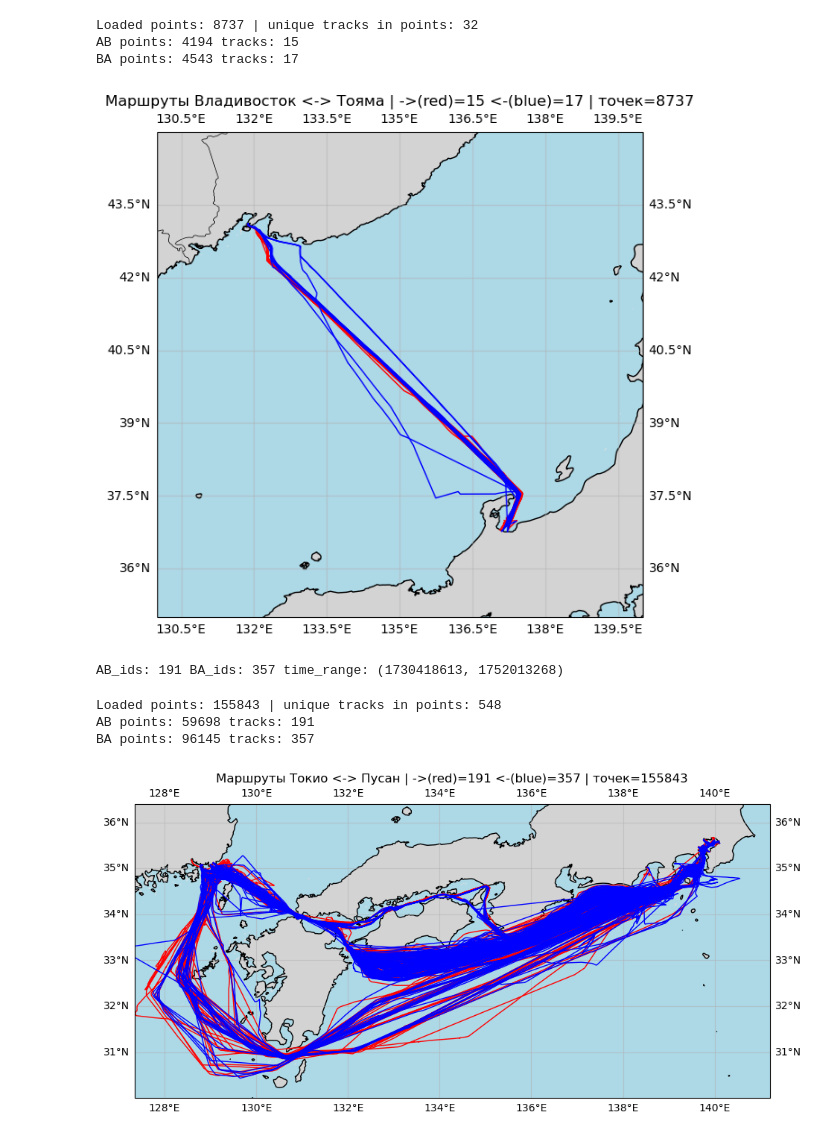
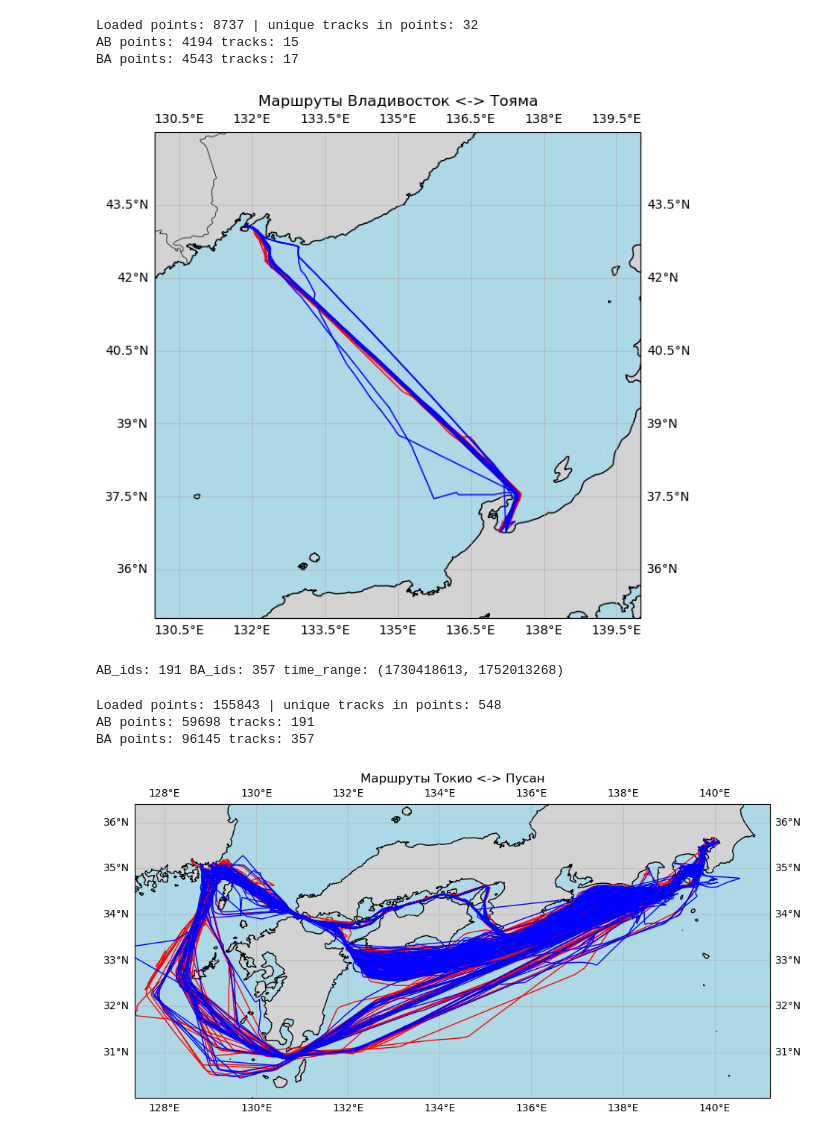
Before and after one commit to mvodya/marinetime-tracer, a Jupyter notebook: research/22-dataset-track-analysis.ipynb, the cells around one changed output. Drawn from its saved outputs; the diff is of its cells as text; code cells hidden in the pictures.

Commit message:
Update graphics for report

```diff
--- a/research/22-dataset-track-analysis.ipynb
+++ b/research/22-dataset-track-analysis.ipynb
@@ -1567,35 +1569,39 @@ if max_tracks_to_plot is not None and uniq.size > max_tracks_to_plot:
     uniq = uniq[:max_tracks_to_plot]
     idx_start = idx_start[:max_tracks_to_plot]
     idx_end = idx_end[:max_tracks_to_plot]
 
 for s, e in tqdm(list(zip(idx_start, idx_end)), desc="Plot AB (red)", unit="track"):
     if e - s < 2:
         continue
     ax.plot(lon_AB[s:e], lat_AB[s:e], linewidth=1.0, color="red", transform=ccrs.PlateCarree())
 
 # --- BA (синий)
 uniq2, idx_start2 = np.unique(tid_BA, return_index=True)
 order2 = np.argsort(idx_start2)
 uniq2 = uniq2[order2]; idx_start2 = idx_start2[order2]
 idx_end2 = np.r_[idx_start2[1:], tid_BA.size]
 
 if max_tracks_to_plot is not None and uniq2.size > max_tracks_to_plot:
     uniq2 = uniq2[:max_tracks_to_plot]
     idx_start2 = idx_start2[:max_tracks_to_plot]
     idx_end2 = idx_end2[:max_tracks_to_plot]
 
 for s, e in tqdm(list(zip(idx_start2, idx_end2)), desc="Plot BA (blue)", unit="track"):
     if e - s < 2:
         continue
     ax.plot(lon_BA[s:e], lat_BA[s:e], linewidth=1.0, color="blue", transform=ccrs.PlateCarree())
 
 ax.set_title(
-    f"Маршруты Владивосток <-> Тояма | ->(red)={uniq.size} <-(blue)={uniq2.size} | точек={len(lat_AB)+len(lat_BA)}",
+    f"Маршруты Владивосток <-> Тояма",
     fontsize=12
 )
+
+plt.savefig(f"{save_g_path}/tracks_vladivostok_toyama.png", dpi=200, bbox_inches="tight", pad_inches=0.1)
+plt.savefig(f"{save_g_path}/tracks_vladivostok_toyama.pdf", dpi=200, bbox_inches="tight", pad_inches=0.1)
+
 plt.show()
 # %% [output]
-[figure, old version]
+[figure, new version]
 # %%
 tracks = ds["tracks"]
 
@@ -1700,9 +1706,13 @@ for s, e in tqdm(list(zip(idx_start2, idx_end2)), desc="Plot BA (blue)", unit="t
     ax.plot(lon_BA[s:e], lat_BA[s:e], linewidth=1.0, color="blue", transform=ccrs.PlateCarree())
 
 ax.set_title(
-    f"Маршруты Токио <-> Пусан | ->(red)={uniq.size} <-(blue)={uniq2.size} | точек={len(lat_AB)+len(lat_BA)}",
+    f"Маршруты Токио <-> Пусан",
     fontsize=12
 )
+
+plt.savefig(f"{save_g_path}/tracks_tokio_busan.png", dpi=200, bbox_inches="tight", pad_inches=0.1)
+plt.savefig(f"{save_g_path}/tracks_tokio_busan.pdf", dpi=200, bbox_inches="tight", pad_inches=0.1)
+
 plt.show()
 # %% [output]
-[figure, old version]
+[figure, new version]
```
Also changed, not shown: parts of 1 cell of this notebook, 1 other file.
